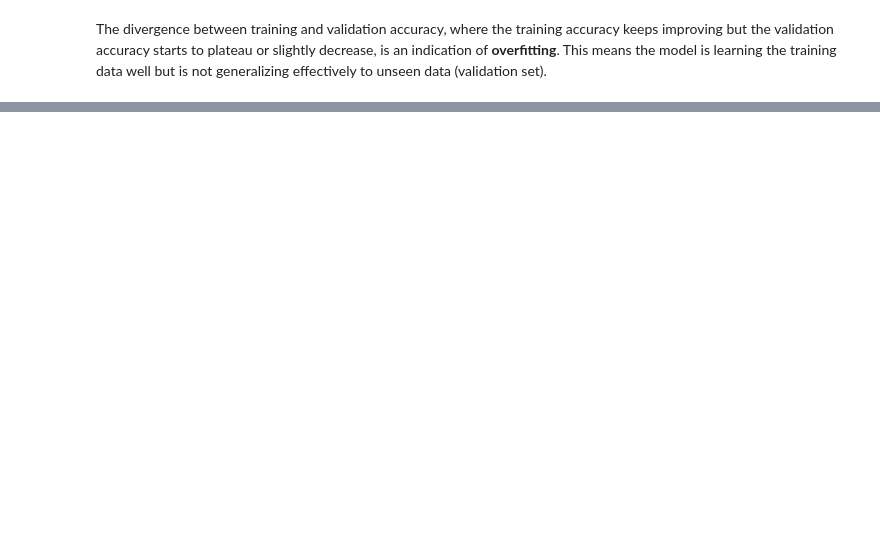
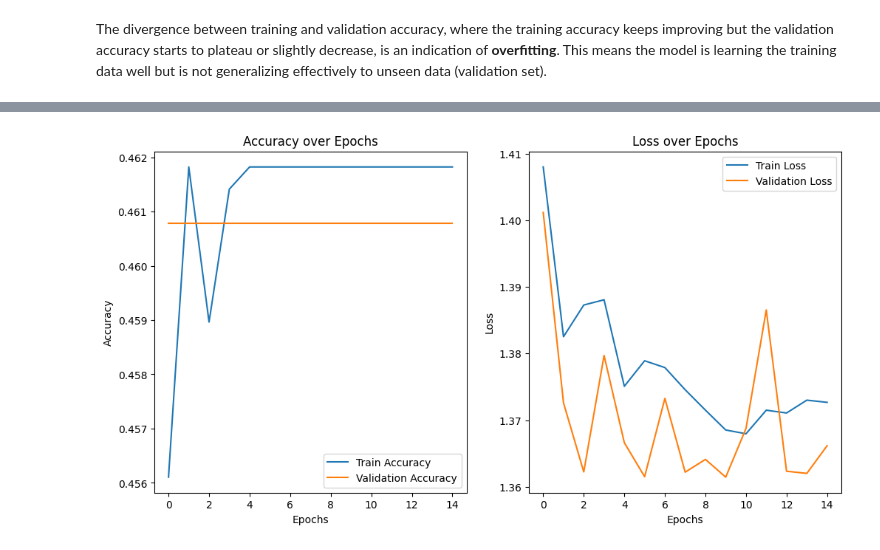
Before and after one commit to LaisColetta/Machine-Learning, a Jupyter notebook: Project_part2/project_part2.ipynb, the cells around one changed output, grey strips where cells are left out. Cells and saved outputs as stored; diff of their text form; code cells hidden in the pictures; blank space fills up the shorter version.

```diff
--- a/Project_part2/project_part2.ipynb
+++ b/Project_part2/project_part2.ipynb
@@ -1542,0 +1164,90 @@ Increase the complexity of the model (e.g., additional Conv1D layers or filters)
+# %%
+from tensorflow.keras.preprocessing.image import ImageDataGenerator
+from tensorflow.keras.optimizers import Adam
+from tensorflow.keras.callbacks import EarlyStopping
+import numpy as np
+from tensorflow.keras.models import Sequential
+from tensorflow.keras.layers import Conv2D, MaxPooling2D, Dropout, Flatten, Dense
+import matplotlib.pyplot as plt
+
+# Define the CNN model
+def build_cnn_model(input_shape, num_classes):
+    model = Sequential([
+        Conv2D(32, kernel_size=(3, 3), activation='relu', input_shape=input_shape),
+        MaxPooling2D(pool_size=(2, 2)),
+        Dropout(0.25),
+
+        Conv2D(64, kernel_size=(3, 3), activation='relu'),
+        MaxPooling2D(pool_size=(2, 2)),
+        Dropout(0.25),
+
+        Flatten(),
+        Dense(128, activation='relu'),
+        Dropout(0.5),
+
+        Dense(num_classes, activation='softmax')  # Output layer with softmax for multi-class classification
+    ])
+
+    model.compile(optimizer=Adam(learning_rate=0.001), loss='sparse_categorical_crossentropy', metrics=['accuracy'])
+    return model
+
+# Data Augmentation
+datagen = ImageDataGenerator(
+    rotation_range=15,
+    width_shift_range=0.1,
+    height_shift_range=0.1,
+    shear_range=0.1,
+    zoom_range=0.1,
+    horizontal_flip=True,
+    fill_mode='nearest'
+)
+
+# Assuming input_shape (128, 128, 1) and num_classes
+input_shape = (128, 128, 1)  # Adjust depending on your spectrogram format
+num_classes = len(np.unique(y_train))  # Adjust this based on the number of classes
+
+# Create the model
+model = build_cnn_model(input_shape, num_classes)
+model.summary()
+
+# EarlyStopping callback
+early_stopping = EarlyStopping(monitor='val_loss', patience=5, restore_best_weights=True)
+
+# Train the model using augmented data (without class weights and learning rate scheduler)
+history = model.fit(
+    datagen.flow(X_train, y_train, batch_size=32),  # Using augmented data
+    validation_data=(X_val, y_val),
+    epochs=30,  # Number of epochs, can be adjusted
+    batch_size=32,
+    callbacks=[early_stopping],  # EarlyStopping to prevent overfitting
+    verbose=1
+)
+
+# Evaluate the model on the test set
+test_loss, test_acc = model.evaluate(X_test, y_test, verbose=0)
+print(f"Test Loss: {test_loss:.4f}")
+print(f"Test Accuracy: {test_acc:.2f}")
+
+# Plot accuracy and loss during training
+plt.figure(figsize=(12, 6))
+
+# Accuracy plot
+plt.subplot(1, 2, 1)
+plt.plot(history.history['accuracy'], label='Train Accuracy')
+plt.plot(history.history['val_accuracy'], label='Validation Accuracy')
+plt.title('Accuracy over Epochs')
+plt.xlabel('Epochs')
+plt.ylabel('Accuracy')
+plt.legend()
+
+# Loss plot
+plt.subplot(1, 2, 2)
+plt.plot(history.history['loss'], label='Train Loss')
+plt.plot(history.history['val_loss'], label='Validation Loss')
+plt.title('Loss over Epochs')
+plt.xlabel('Epochs')
+plt.ylabel('Loss')
+plt.legend()
+
+plt.show()
+# %% [output]
@@ -1542,0 +1293 @@ Increase the complexity of the model (e.g., additional Conv1D layers or filters)
+[figure, added]
```
Also changed, not shown: parts of 52 cells of this notebook.
